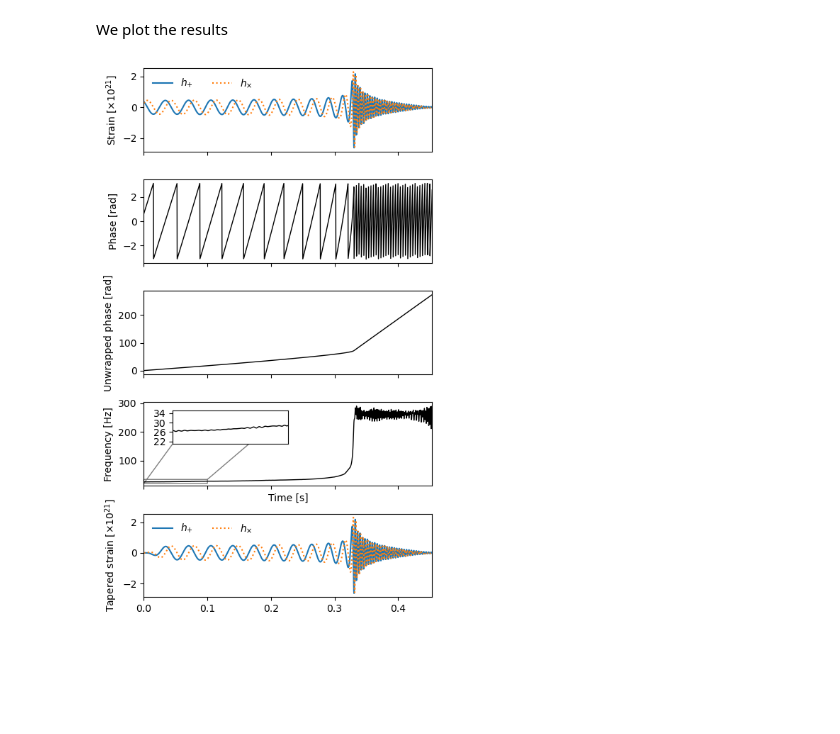
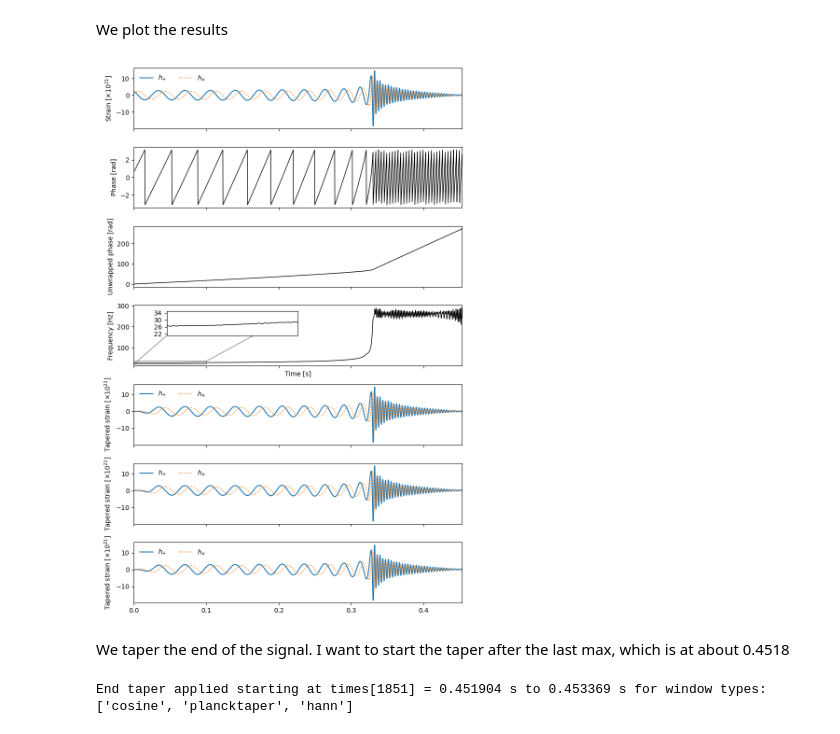
Before and after one commit to selmavangstein/gw_boson_star_testing_gr, a Jupyter notebook: full_working_pipeline.ipynb, the cells around one changed output. Cells and saved outputs as stored; diff of their text form; code cells hidden in the pictures; blank space fills up the shorter version.

```diff
--- a/full_working_pipeline.ipynb
+++ b/full_working_pipeline.ipynb
@@ -92,7 +73,7 @@ Set parameters from NR injection waveform
 # Set the binary parameters of the NR inejection waveform
 # this is the angle and distance to the source
 inclination = 0 #!!!this needs to be 0 for tapering calc
-luminosity_distance = 250.
+luminosity_distance = 25.
 distance = luminosity_distance * lal.PC_SI * 1.0e6
 phiRef = 0.0
 
@@ -179,6 +171,8 @@ t0=0.00e+00, f0=2.66e+01, t1=4.09e-02, f1=2.69e+01
 # %%
-def window(times, t0, t1):
-    taper = np.ones_like(times)
-    mask = (times >= t0) & (times <= t1)
-    taper[mask] = 0.5 * (1 - np.cos(np.pi * (times[mask] - t0) / (t1 - t0)))
-    return taper
+# old window fcn
+
+# def window(times, t0, t1):
+#     taper = np.ones_like(times)
+#     mask = (times >= t0) & (times <= t1)
+#     taper[mask] = 0.5 * (1 - np.cos(np.pi * (times[mask] - t0) / (t1 - t0)))
+#     return taper
@@ -185,12 +219,19 @@ def window(times, t0, t1):
 # %%
-taper = window(times, t0, t1)
+window_funcs = ['cosine', 'plancktaper', 'hann']
+taper_dict = {}
+tapered_hp_dict = {}
+tapered_hc_dict = {}
 
-tapered_hp = h_p.data.data * taper
-tapered_hc = h_c.data.data * taper
+for wf in window_funcs:
+    taper = window(times, t0, t1, kind=wf, direction='on')
+    taper_dict[wf] = taper
+    tapered_hp_dict[wf] = h_p.data.data * taper
+    tapered_hc_dict[wf] = h_c.data.data * taper
+    # move the tapering of the end to go here later
 # %% [markdown]
 We plot the results
 # %%
-fig, axes = plt.subplots(nrows=5, sharex=True, figsize=(5, 8))
+fig, axes = plt.subplots(nrows=7, sharex=True, figsize=(8, 12))
 
 # plot initial signal
 axes[0].plot(times, 1.0e21*h_p.data.data, ls='-', label=r'$h_{+}$')
@@ -198,36 +239,68 @@ axes[0].plot(times, 1.0e21*h_c.data.data, ls=':', label=r'$h_{\times}$')
 axes[0].set_ylabel(r'Strain [$\times 10^{21}$]')
 axes[0].set_xlim(times[0], times[-1])
 axes[0].legend(loc='upper left', frameon=False, ncols=2)
 
 # plot phase
 axes[1].plot(times, phase, 'k-', lw=1)
 axes[1].set_ylabel('Phase [rad]')
 
 # unwrapped phase
 axes[2].plot(times, unwrapped_phase, 'k-', lw=1)
 axes[2].set_ylabel('Unwrapped phase [rad]')
 
 # frequency
 axes[3].plot(times, frequency, 'k-', lw=1)
 axes[3].set_xlabel('Time [s]')
 axes[3].set_ylabel('Frequency [Hz]')
 
 # zoomed frequency window
 x1, x2, y1, y2 = 0.0, 0.1, 21.0, 35.0  # subregion of the original image
 axins = axes[3].inset_axes(
     [0.1, 0.5, 0.4, 0.4],
     xlim=(x1, x2), ylim=(y1, y2), xticks=[], yticks=np.arange(22., 36.1, 4.))
 axins.plot(times, frequency, 'k-', lw=1)
 axes[3].indicate_inset_zoom(axins, edgecolor="black")
 
 # after tapering
-axes[4].plot(times, 1.0e21*tapered_hp, ls='-', label=r'$h_{+}$')
-axes[4].plot(times, 1.0e21*tapered_hc, ls=':', label=r'$h_{\times}$')
-axes[4].set_ylabel(r'Tapered strain [$\times 10^{21}$]')
-axes[4].set_xlim(times[0], times[-1])
-axes[4].legend(loc='upper left', frameon=False, ncols=2)
+for (i,wf) in enumerate(window_funcs):
+    tapered_hp = tapered_hp_dict[wf]
+    tapered_hc = tapered_hc_dict[wf]
+    axes[4+i].plot(times, 1.0e21*tapered_hp, ls='-', label=r'$h_{+}$')
+    axes[4+i].plot(times, 1.0e21*tapered_hc, ls=':', label=r'$h_{\times}$')
+    axes[4+i].set_ylabel(r'Tapered strain [$\times 10^{21}$]')
+    axes[4+i].set_xlim(times[0], times[-1])
+    axes[4+i].legend(loc='upper left', frameon=False, ncols=2)
 
 plt.tight_layout()
 plt.show()
 # %% [output]
-[figure, old version]
+[figure, new version]
+# %% [markdown]
+We taper the end of the signal. I want to start the taper after the last max, which is at about 0.4518
+# %%
+# apply the taper function to the last part of the signal, start at the time index closest after 0.4518
+# might have to increase, come back later
+start_after = 0.4518
+idx_start = np.searchsorted(times, start_after, side="right")
+
+# choose start and end times for the end taper
+t_start = times[idx_start] if idx_start < len(times) else times[-1]
+t_end = times[-1]
+
+if t_start >= t_end:
+    raise ValueError(f"Invalid taper interval: t_start ({t_start}) >= t_end ({t_end})")
+
+for wf in window_funcs:
+    # build an end taper that goes from 0 -> 1 over [t_start, t_end] (using the same kind as the start taper)
+    end_taper = window(times, t_start, t_end, kind=wf, direction='off')
+    # combine with the existing start taper
+    combined = taper_dict[wf] * end_taper
+
+    # update the stored tapers and tapered signals
+    taper_dict[wf] = taper_dict[wf] * end_taper
+    tapered_hp_dict[wf] = tapered_hp_dict[wf] * end_taper
+    tapered_hc_dict[wf] = tapered_hc_dict[wf] * end_taper
+
+print(f"End taper applied starting at times[{idx_start}] = {t_start:.6f} s to {t_end:.6f} s for window types: {window_funcs}")
+# %% [output]
+End taper applied starting at times[1851] = 0.451904 s to 0.453369 s for window types: ['cosine', 'plancktaper', 'hann']
```
Also changed, not shown: parts of 33 cells of this notebook, 5 other files.
